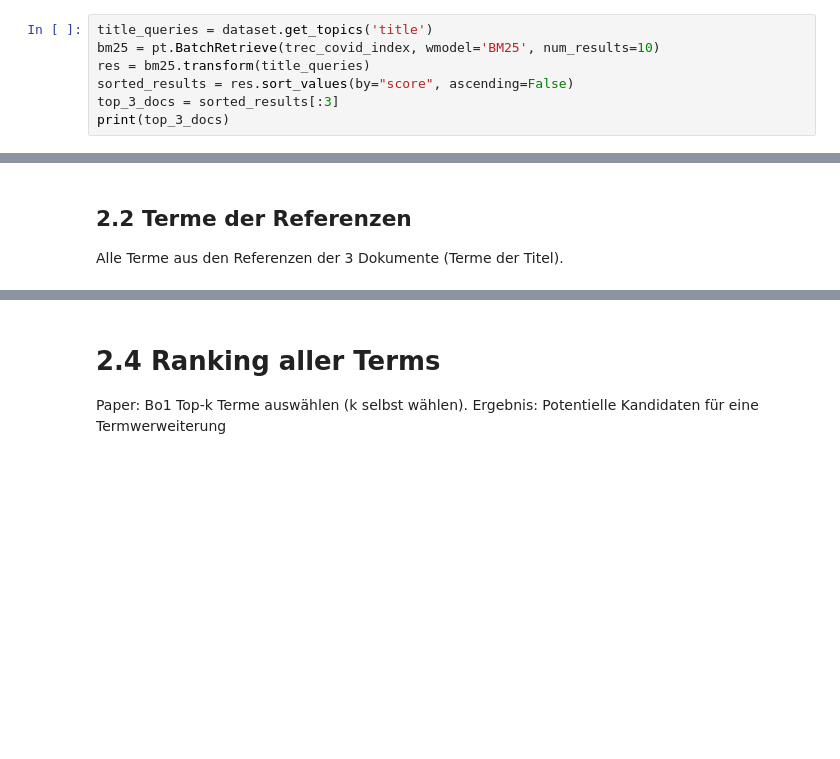
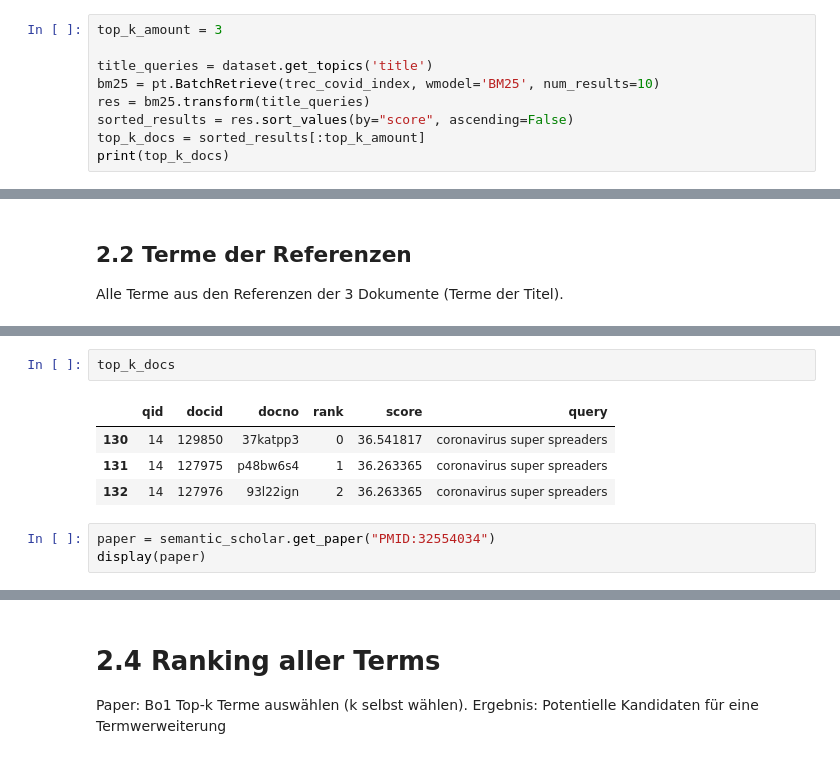
Before and after one commit to Trojan13/packgaabwir2022, a Jupyter notebook: approach.ipynb, the cells around one changed output, grey strips where cells are left out. Drawn from its saved outputs; the diff is of its cells as text; blank space fills up the shorter version.

```diff
--- a/approach.ipynb
+++ b/approach.ipynb
@@ -302,12 +282,14 @@ print(experiment)
 
 Alle Terme (ausschließlich der Stoppworte).
 # %%
+top_k_amount = 3
+
 title_queries = dataset.get_topics('title')
 bm25 = pt.BatchRetrieve(trec_covid_index, wmodel='BM25', num_results=10)
 res = bm25.transform(title_queries)
 sorted_results = res.sort_values(by="score", ascending=False)
-top_3_docs = sorted_results[:3]
-print(top_3_docs)
+top_k_docs = sorted_results[:top_k_amount]
+print(top_k_docs)
 # %% [output]
     qid   docid     docno  rank      score                        query
 130  14  129850  37katpp3     0  36.541817  coronavirus super spreaders
@@ -396,0 +421,10 @@ Alle Terme aus den Referenzen der 3 Dokumente (Terme der Titel).
+# %%
+top_k_docs
+# %% [output]
+|  | qid | docid | docno | rank | score | query |
+| 130 | 14 | 129850 | 37katpp3 | 0 | 36.541817 | coronavirus super spreaders |
+| 131 | 14 | 127975 | p48bw6s4 | 1 | 36.263365 | coronavirus super spreaders |
+| 132 | 14 | 127976 | 93l22ign | 2 | 36.263365 | coronavirus super spreaders |
+# %%
+paper = semantic_scholar.get_paper("PMID:32554034")
+display(paper)
```
Also changed, not shown: parts of 17 cells of this notebook, 1 other file.
